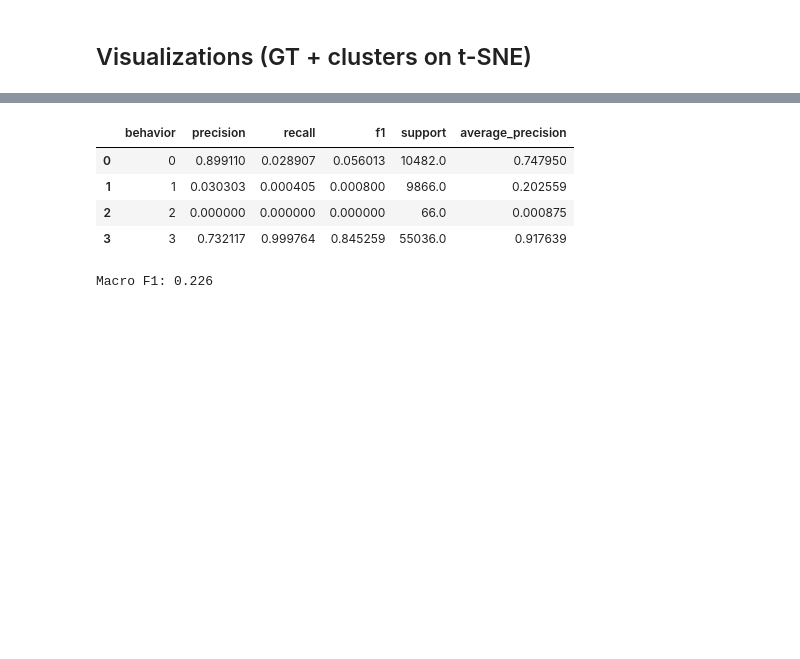
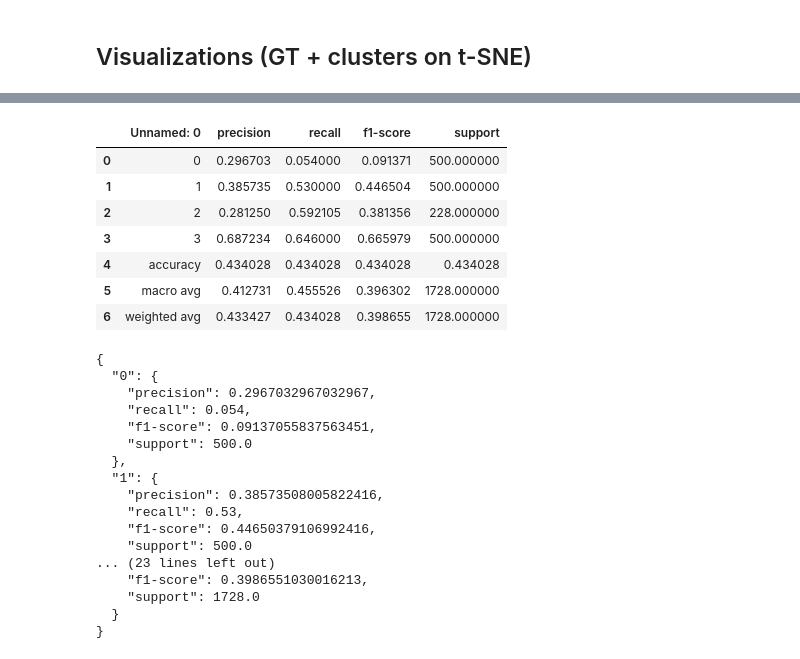
Before and after one commit to EcodylicScience/mosaic, a Jupyter notebook: notebooks/calms21-template.ipynb, the cells around one changed output, grey strips where cells are left out. Cells and saved outputs as stored; diff of their text form; code cells hidden in the pictures; blank space fills up the shorter version.

```diff
--- a/notebooks/calms21-template.ipynb
+++ b/notebooks/calms21-template.ipynb
@@ -99,14 +82,14 @@ wavelet_params = {
 # Wavelets on PCA (social)
 feat_wave_social = PairWavelet(Inputs((pose_result,)), params=wavelet_params)
 social_wave_result = dataset.run_feature(
-    feat_wave_social, groups=GROUP_SCOPE, parallel_workers=4, parallel_mode="process"
+    feat_wave_social, parallel_workers=4, parallel_mode="process"
 )
 print(social_wave_result)
 
 # Wavelets on egocentric (ego)
 feat_wave_ego = PairWavelet(Inputs((ego_result,)), params=wavelet_params)
 ego_wave_result = dataset.run_feature(
-    feat_wave_ego, groups=GROUP_SCOPE, parallel_workers=4, parallel_mode="process"
+    feat_wave_ego, parallel_workers=4, parallel_mode="process"
 )
 print(ego_wave_result)
 # %% [output]
@@ -361,4 +331 @@ print(ts_stack_result)
-# %%
-dataset.set_root("models", DATA_ROOT / "models")
-dataset.save()
 # %%
@@ -394,5 +364,12 @@ train_summary
 # %%
-# Verify model outputs exist
-print("model run root:", run_root)
-print("models present:", (run_root / "models.joblib").exists())
+# Inspect evaluation metrics (written when test split is present)
+from mosaic.core.pipeline.run import feature_run_root
+
+xgb_run_root = feature_run_root(dataset, xgb_result.feature, xgb_result.run_id)
+reports_path = xgb_run_root / "reports.json"
+summary_path = xgb_run_root / "summary.csv"
+
+print("run root:", xgb_run_root)
+print("reports.json:", reports_path.exists())
+print("summary.csv:", summary_path.exists())
 # %% [output]
@@ -401,29 +379,36 @@ models present: True
 # %%
-# 1) Quick per-class metrics table
-summary_df = pd.read_csv(run_root / "summary.csv")
-display(summary_df.sort_values("behavior"))
+if summary_path.exists():
+    summary_df = pd.read_csv(summary_path)
+    display(summary_df)
 
-# 2) Full reports + confusion matrices
-with open(run_root / "reports.json") as f:
-    reports = json.load(f)
-
-conf_mats = {
-    int(cls): np.array(payload["confusion_matrix"]) for cls, payload in reports.items()
-}
-
-# for cls, cm in conf_mats.items():
-#     print(f"\nBehavior {cls} confusion matrix (rows=true, cols=pred):")
-#     display(pd.DataFrame(cm, index=["neg", "pos"], columns=["neg", "pos"]))
-
-macro_f1 = np.mean(
-    [payload["report"][str(cls)]["f1-score"] for cls, payload in reports.items()]
-)
-print(f"Macro F1: {macro_f1:.3f}")
+if reports_path.exists():
+    with open(reports_path) as f:
+        reports = json.load(f)
+    print(json.dumps(reports, indent=2))
 # %% [output]
-|  | behavior | precision | recall | f1 | support | average_precision |
-| 0 | 0 | 0.899110 | 0.028907 | 0.056013 | 10482.0 | 0.747950 |
-| 1 | 1 | 0.030303 | 0.000405 | 0.000800 | 9866.0 | 0.202559 |
-| 2 | 2 | 0.000000 | 0.000000 | 0.000000 | 66.0 | 0.000875 |
-| 3 | 3 | 0.732117 | 0.999764 | 0.845259 | 55036.0 | 0.917639 |
+|  | Unnamed: 0 | precision | recall | f1-score | support |
+| 0 | 0 | 0.296703 | 0.054000 | 0.091371 | 500.000000 |
+| 1 | 1 | 0.385735 | 0.530000 | 0.446504 | 500.000000 |
+| 2 | 2 | 0.281250 | 0.592105 | 0.381356 | 228.000000 |
+| 3 | 3 | 0.687234 | 0.646000 | 0.665979 | 500.000000 |
+| 4 | accuracy | 0.434028 | 0.434028 | 0.434028 | 0.434028 |
+| 5 | macro avg | 0.412731 | 0.455526 | 0.396302 | 1728.000000 |
+| 6 | weighted avg | 0.433427 | 0.434028 | 0.398655 | 1728.000000 |
-Macro F1: 0.226
+{
+  "0": {
+    "precision": 0.2967032967032967,
+    "recall": 0.054,
+    "f1-score": 0.09137055837563451,
+    "support": 500.0
+  },
+  "1": {
+    "precision": 0.38573508005822416,
+    "recall": 0.53,
+    "f1-score": 0.44650379106992416,
+    "support": 500.0
+... (23 lines left out)
+    "f1-score": 0.3986551030016213,
+    "support": 1728.0
+  }
+}
 # %% [markdown]
```
Also changed, not shown: parts of 33 cells of this notebook, 2 other files.
